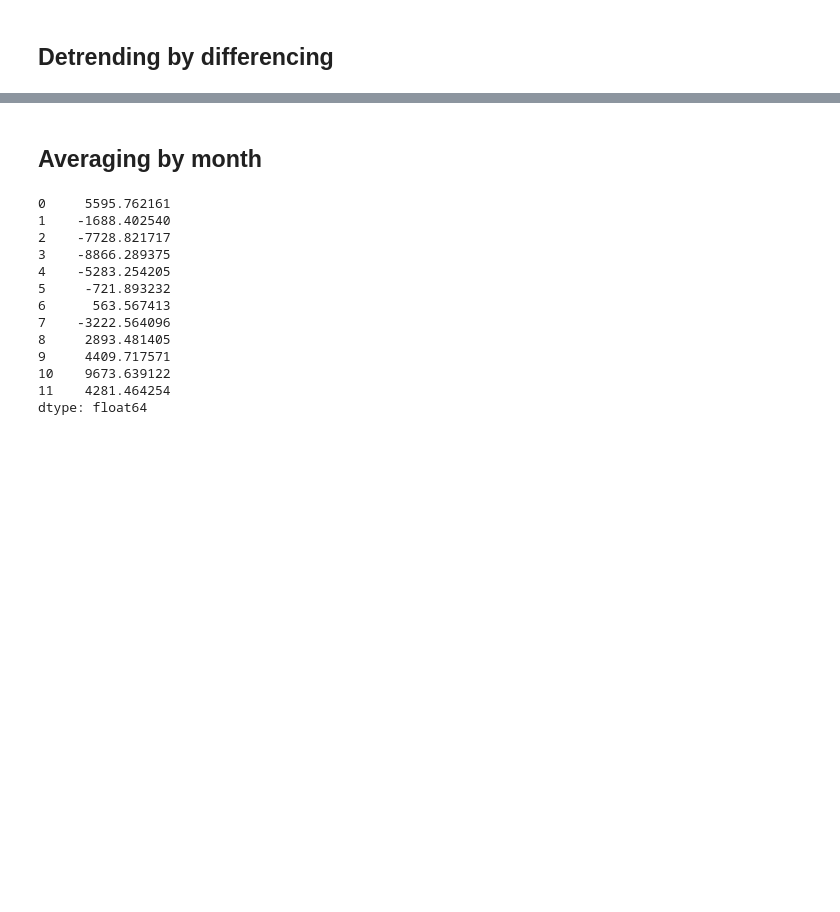
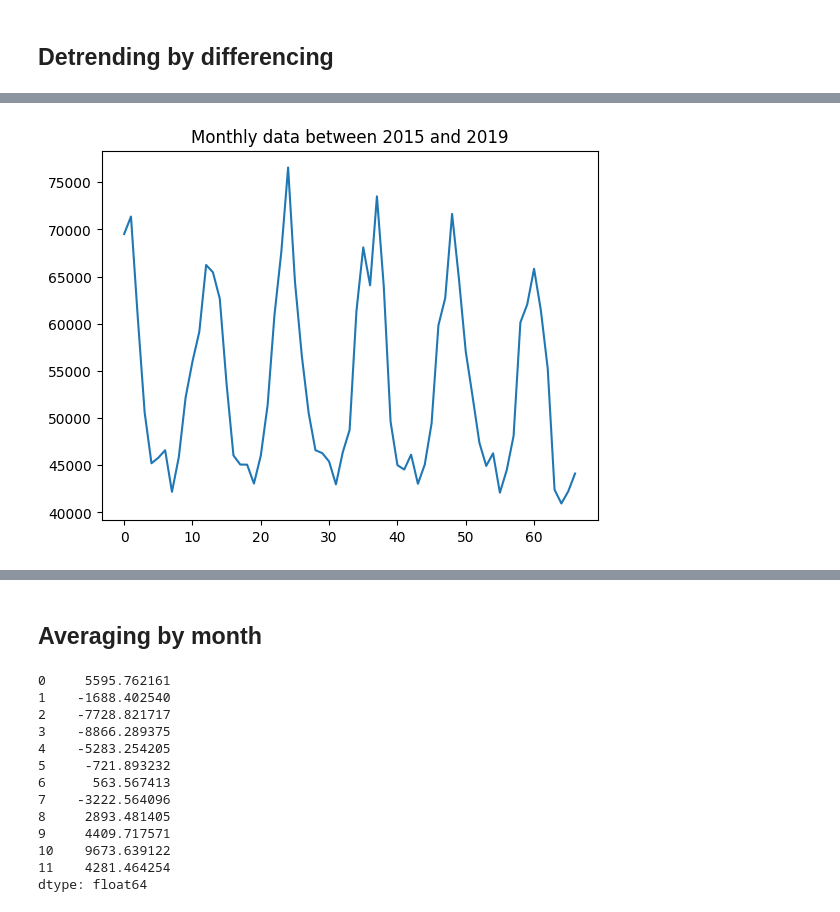
Before and after one commit to RPegoud/TimeSeries, a Jupyter notebook: TimeSeries_Mat_Ryan.ipynb, the cells around one changed output, grey strips where cells are left out. Cells and saved outputs as stored; diff of their text form; code cells hidden in the pictures; blank space fills up the shorter version.

```diff
--- a/TimeSeries.ipynb
+++ b/TimeSeries_Mat_Ryan.ipynb
@@ -196,3 +213,9 @@ plt.plot(df_month_year.values)
+# %%
+plt.plot(df_month_year.values)
+plt.title('Monthly data between 2015 and 2019')
+plt.show()
+# %% [output]
+[figure, added]
 # %%
 X = df_month_year.values
 diff = [X[i] - X[i - 1] for i in range(1,len(X)-7)] # smoothing between 2015 and 2019
```
Also changed, not shown: parts of 28 cells of this notebook.
